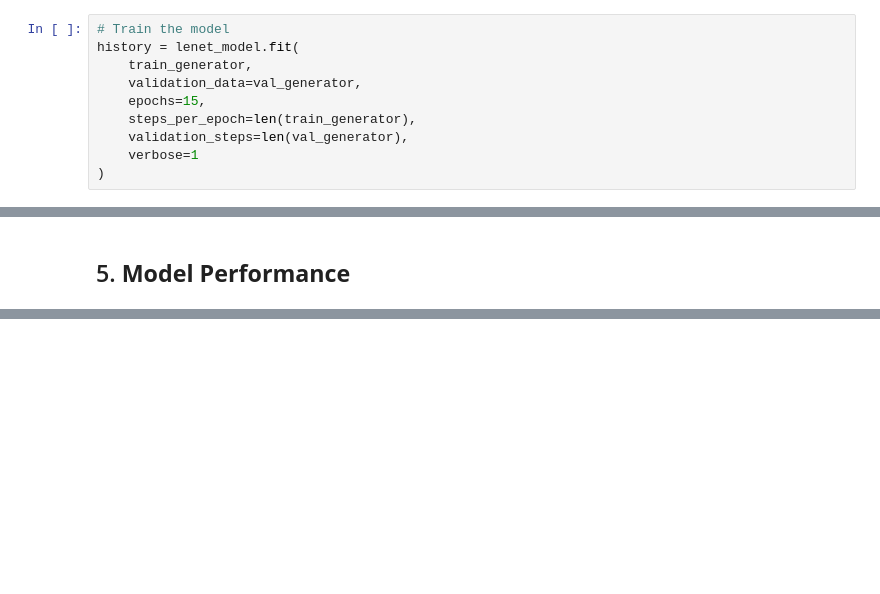
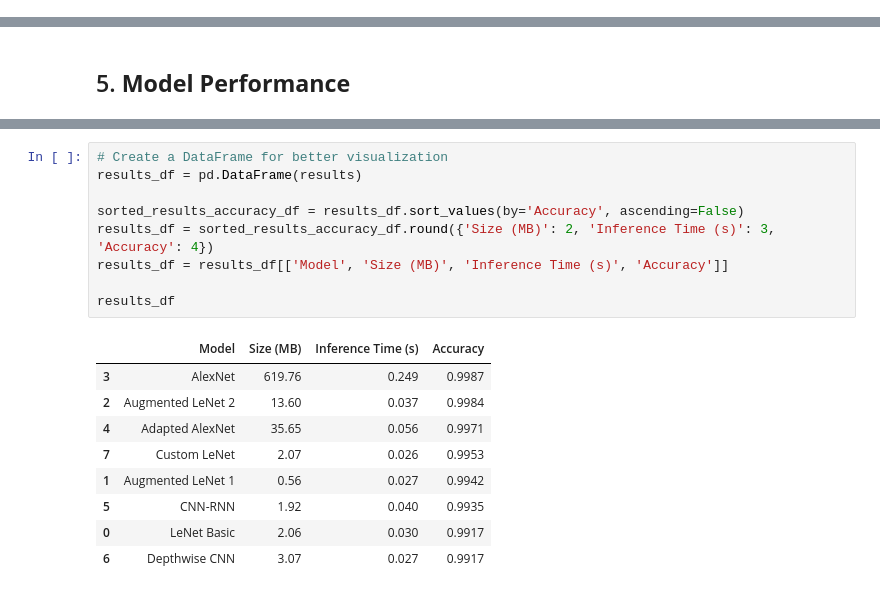
Before and after one commit to Gabos111/DSFB, a Jupyter notebook: OCR2/OCR permanent data augmentation.ipynb, the cells around one changed output, grey strips where cells are left out. Saved outputs shown, nothing was run; the diff lists cells and outputs as text; blank space fills up the shorter version.

```diff
--- a/OCR2/OCR permanent data augmentation.ipynb
+++ b/OCR2/OCR permanent data augmentation.ipynb
@@ -395,11 +386 @@ Found 105301 images belonging to 13 classes.
 Found 14993 images belonging to 13 classes.
-# %%
-# Train the model
-history = lenet_model.fit(
-    train_generator,
-    validation_data=val_generator,
-    epochs=15,
-    steps_per_epoch=len(train_generator),
-    validation_steps=len(val_generator),
-    verbose=1
-)
@@ -427,0 +560,19 @@ lenet_model.save('./Lenetv3.h5')
+# %%
+# Create a DataFrame for better visualization
+results_df = pd.DataFrame(results)
+
+sorted_results_accuracy_df = results_df.sort_values(by='Accuracy', ascending=False)
+results_df = sorted_results_accuracy_df.round({'Size (MB)': 2, 'Inference Time (s)': 3, 'Accuracy': 4})
+results_df = results_df[['Model', 'Size (MB)', 'Inference Time (s)', 'Accuracy']]
+
+results_df
+# %% [output]
+|  | Model | Size (MB) | Inference Time (s) | Accuracy |
+| 3 | AlexNet | 619.76 | 0.249 | 0.9987 |
+| 2 | Augmented LeNet 2 | 13.60 | 0.037 | 0.9984 |
+| 4 | Adapted AlexNet | 35.65 | 0.056 | 0.9971 |
+| 7 | Custom LeNet | 2.07 | 0.026 | 0.9953 |
+| 1 | Augmented LeNet 1 | 0.56 | 0.027 | 0.9942 |
+| 5 | CNN-RNN | 1.92 | 0.040 | 0.9935 |
+| 0 | LeNet Basic | 2.06 | 0.030 | 0.9917 |
+| 6 | Depthwise CNN | 3.07 | 0.027 | 0.9917 |
```
Also changed, not shown: parts of 30 cells of this notebook, 12 other files.
